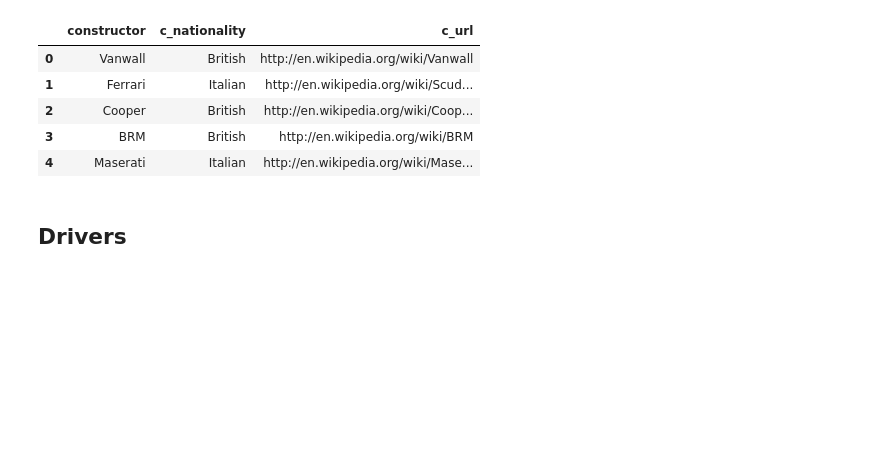
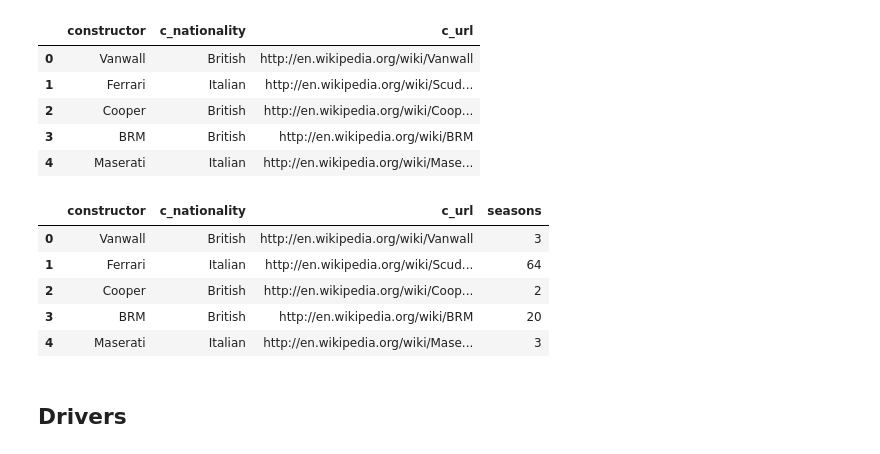
Before and after one commit to SGPracing/F1_History_Dashboard, a Jupyter notebook: F1.ipynb, the cells around one changed output. Saved outputs shown, nothing was run; the diff lists cells and outputs as text; code cells hidden in the pictures; blank space fills up the shorter version.

```diff
--- a/F1.ipynb
+++ b/F1.ipynb
@@ -597,0 +674,3 @@ circuits_df.head()
+# %%
+constructors_season_df = constructors_df['constructor'].value_counts().rename_axis('constructor').to_frame('seasons')
+constructors_season_df.head()
@@ -611,6 +711,17 @@ constructors_table.head()
 | 2 | Cooper | British | http://en.wikipedia.org/wiki/Coop... |
 | 3 | BRM | British | http://en.wikipedia.org/wiki/BRM |
 | 4 | Maserati | Italian | http://en.wikipedia.org/wiki/Mase... |
+# %%
+constructors_table = pd.merge(constructors_table,constructors_season_df,on='constructor')
+# %%
+constructors_table.head()
+# %% [output]
+|  | constructor | c_nationality | c_url | seasons |
+| 0 | Vanwall | British | http://en.wikipedia.org/wiki/Vanwall | 3 |
+| 1 | Ferrari | Italian | http://en.wikipedia.org/wiki/Scud... | 64 |
+| 2 | Cooper | British | http://en.wikipedia.org/wiki/Coop... | 2 |
+| 3 | BRM | British | http://en.wikipedia.org/wiki/BRM | 20 |
+| 4 | Maserati | Italian | http://en.wikipedia.org/wiki/Mase... | 3 |
 # %% [markdown]
 ## Drivers
 # %%
```
Also changed, not shown: parts of 41 cells of this notebook, 4 other files.
